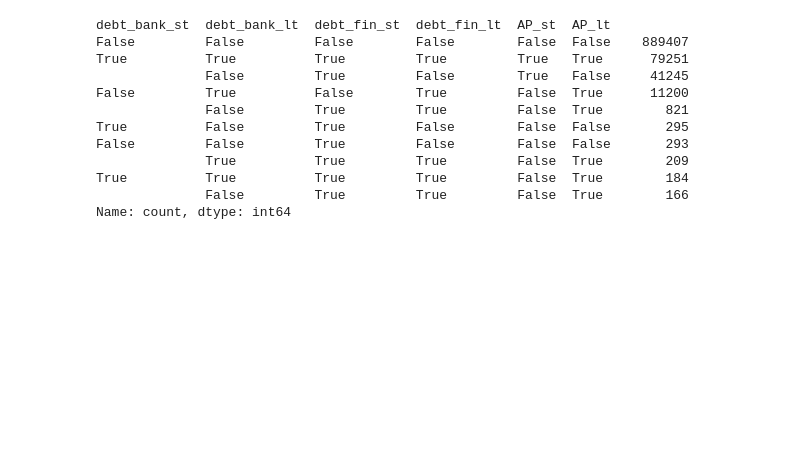
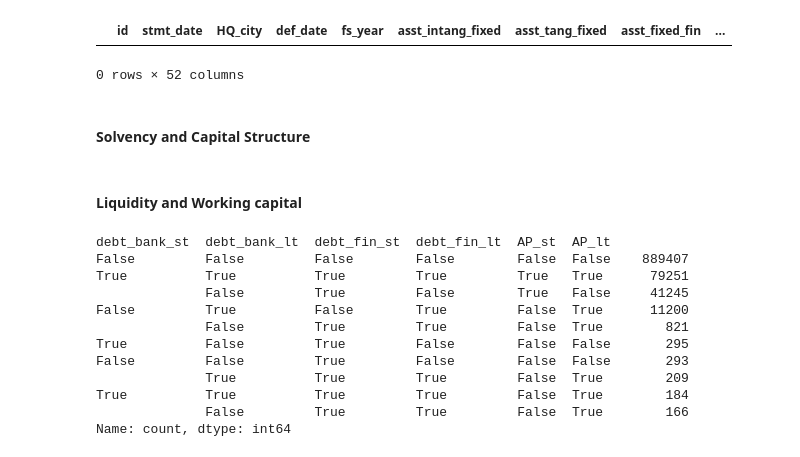
Before and after one commit to YuxinYY/finance_term_project, a Jupyter notebook: notebooks/features/02_missing_values.ipynb, the cells around one changed output. Cells and saved outputs as stored; diff of their text form; code cells hidden in the pictures; blank space fills up the shorter version.

```diff
--- a/notebooks/features/02_missing_values.ipynb
+++ b/notebooks/features/02_missing_values.ipynb
@@ -46,0 +164,49 @@ miss
+# %%
+#past number of defaults -- ALL ZEROS!
+mg_data["def_date"] = pd.to_datetime(mg_data["def_date"])
+mg_data["pred_start_dt"] = pd.to_datetime(mg_data["pred_start_dt"])
+
+# A default date is repeated across a firm's financial-statement rows,
+# so retain each company-default event only once.
+default_events = (
+    mg_data.loc[mg_data["def_date"].notna(), ["id", "def_date"]]
+    .drop_duplicates()
+    .sort_values(["def_date", "id"])
+    .copy()
+)
+
+# Number the firm's distinct default events in chronological order.
+default_events["past_num_defaults"] = (
+    default_events.groupby("id").cumcount() + 1
+)
+
+# the start of that row's prediction period.
+rows = mg_data[["id", "pred_start_dt"]].copy()
+rows["_row_order"] = np.arange(len(rows))
+
+history = pd.merge_asof(
+    rows.sort_values(["pred_start_dt", "id"]),
+    default_events,
+    by="id",
+    left_on="pred_start_dt",
+    right_on="def_date",
+    direction="backward",
+    allow_exact_matches=False,
+)
+
+# Firms with no earlier default receive 0.
+mg_data["past_num_defaults"] = (
+    history.set_index("_row_order")["past_num_defaults"]
+    .reindex(range(len(mg_data)))
+    .fillna(0)
+    .astype(int)
+    .to_numpy()
+)
+
+#mg_data.head()
+mg_data[mg_data['past_num_defaults']!=0]
+# %% [output]
+|  | id | stmt_date | HQ_city | def_date | fs_year | asst_intang_fixed | asst_tang_fixed | asst_fixed_fin | ... |
+0 rows × 52 columns
+# %% [markdown]
+#### Solvency and Capital Structure
@@ -46,0 +233,2 @@ miss
+# %% [markdown]
+#### Liquidity and Working capital
```
Also changed, not shown: parts of 12 cells of this notebook, 4 other files.
